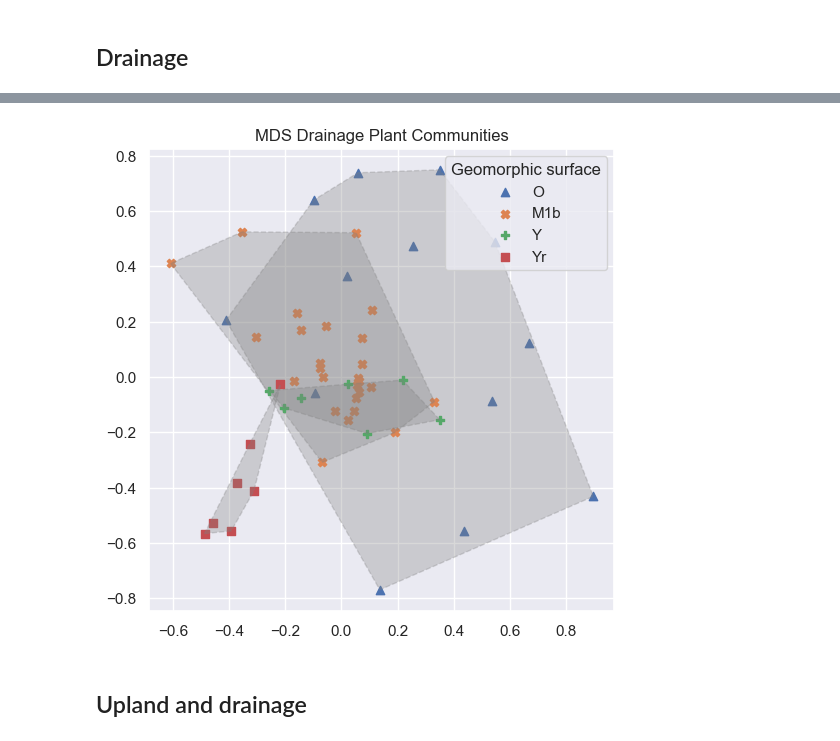
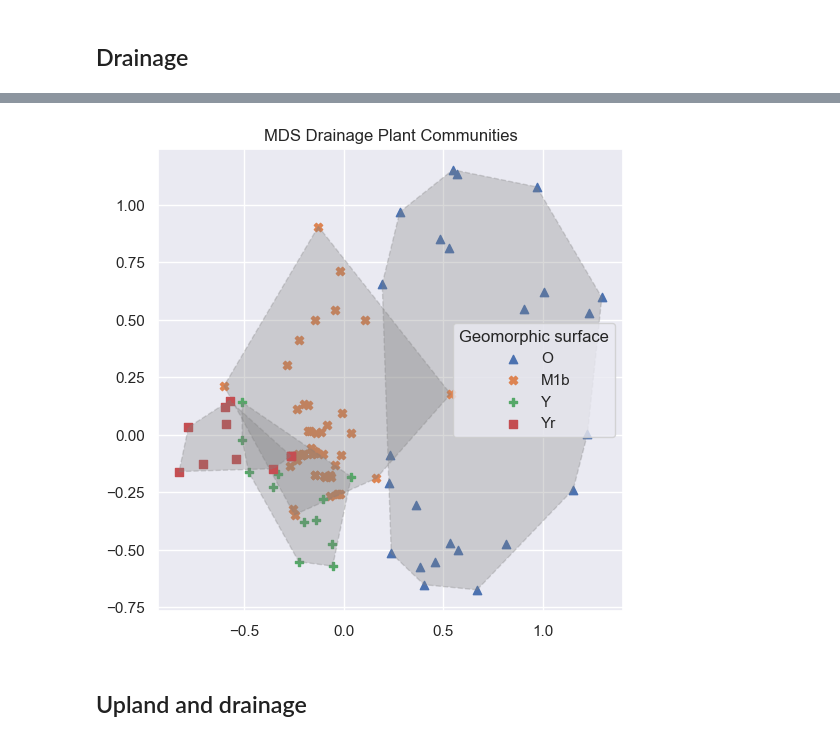
Before and after one commit to haberkornm/Ephemeral-drainages, a Jupyter notebook: wtmw_plant_communities.ipynb, the cells around one changed output, grey strips where cells are left out. Drawn from its saved outputs; the diff is of its cells as text; code cells hidden in the pictures.

Commit message:
MDS plots

```diff
--- a/wtmw_plant_communities.ipynb
+++ b/wtmw_plant_communities.ipynb
@@ -395,25 +395,25 @@ mdsx['uplands'] = tdf['uplands']
 # %%
 labels = mdsx['Geomorphic surface'].unique()
 
 fig, ax = plt.subplots(figsize = (6,6))
 sns.set()
 
 for label, l, s in zip(labels, ['O', 'M1b', 'Y', 'Yr'], ['^', 'X', 'P', ',']):  #zip(labels, ['Drainage', 'Uplands'], ['^', 'X']):
     group_df = mdsx[mdsx['Geomorphic surface'] == label]
-    points = group_df[['b-mds0', 'b-mds1']].values
-    ax.scatter(group_df['b-mds0'], group_df['b-mds1'], label = l, edgecolor = None, marker = s)
+    points = group_df[['b-mds0', 'b-mds2']].values
+    ax.scatter(group_df['b-mds0'], group_df['b-mds2'], label = l, edgecolor = None, marker = s)
     if len(points) > 2:
         hull = ConvexHull(points)
         polygon_points = points[hull.vertices]
         poly = patches.Polygon(polygon_points, alpha = 0.3, fill = True, linestyle ='--', color = 'gray')
         ax.add_patch(poly)
 
 plt.legend(title = 'Geomorphic surface')
 plt.title('MDS Drainage Plant Communities')
-plt.savefig("docs/drainage_mds.png", dpi=300, bbox_inches="tight")
+#plt.savefig("docs/drainage_mds.png", dpi=300, bbox_inches="tight")
 plt.show()
 # %% [output]
-[figure, old version]
+[figure, new version]
 # %% [markdown]
 ## Upland and drainage
 # %%
```
Also changed, not shown: parts of 10 cells of this notebook, 3 other files.
